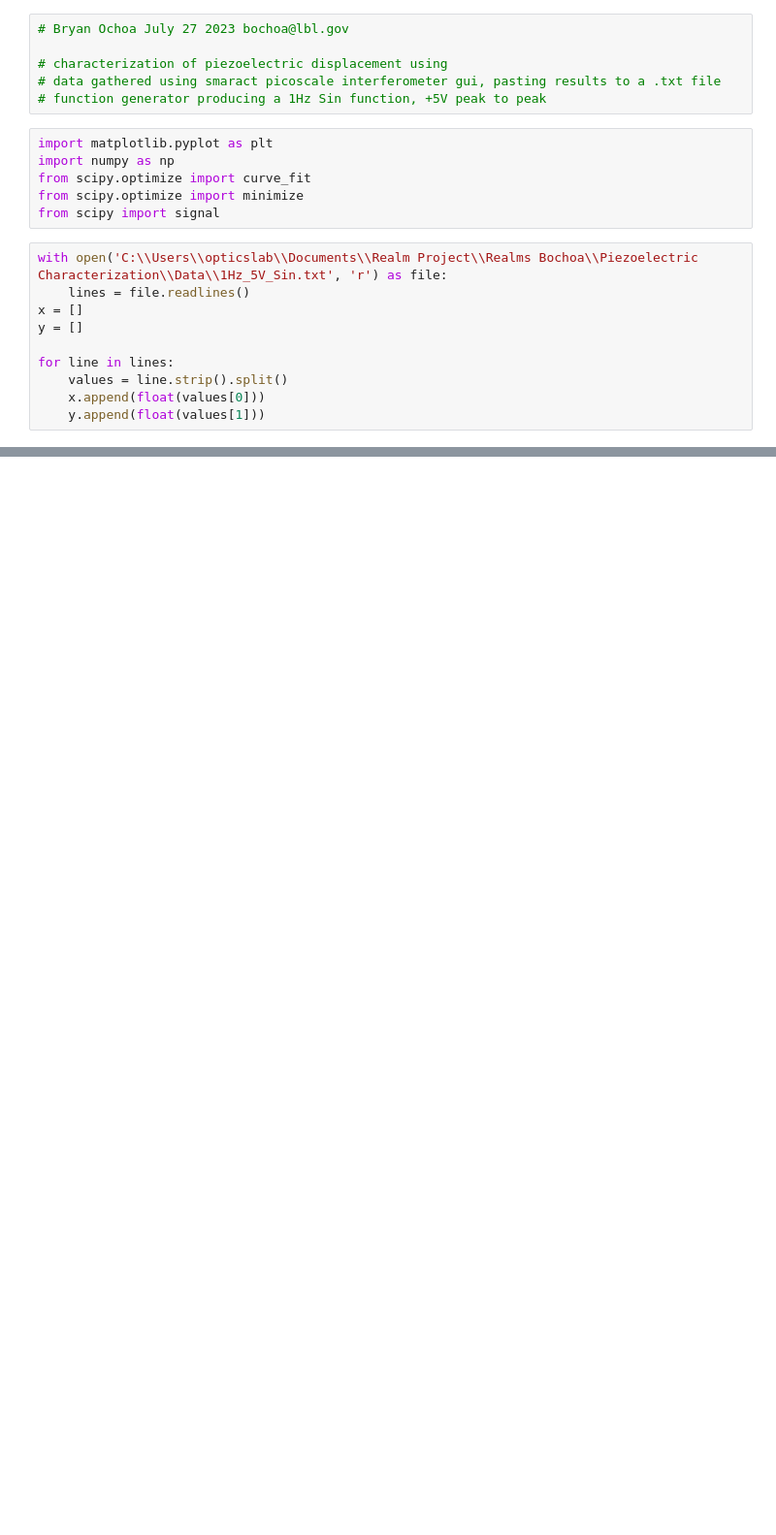
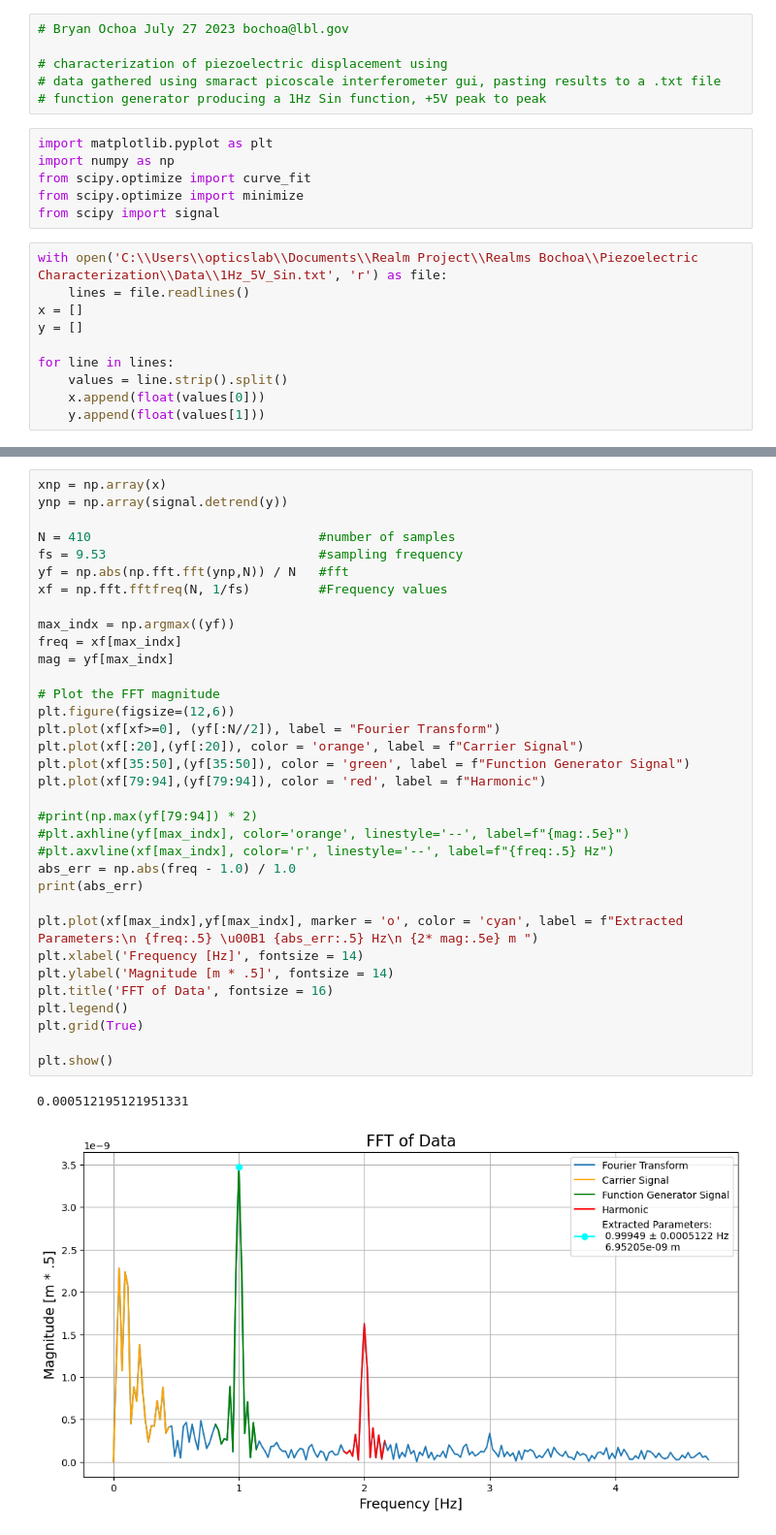
Before and after one commit to bochoa510/Realm-Project, a Jupyter notebook: Piezoelectric Characterization /piezo_displacement_1Hz_5V_Sin.ipynb, the cells around one changed output, grey strips where cells are left out. Shown: that part at 97% size. Drawn from its saved outputs; the diff is of its cells as text; blank space fills up the shorter version.

```diff
--- a/Piezoelectric Characterization /piezo_displacement_1Hz_5V_Sin.ipynb
+++ b/Piezoelectric Characterization /piezo_displacement_1Hz_5V_Sin.ipynb
@@ -117,0 +66,37 @@ Original Amplitude of the Signal: 200.1338812198743
+# %%
+xnp = np.array(x)
+ynp = np.array(signal.detrend(y))
+
+N = 410                              #number of samples
+fs = 9.53                            #sampling frequency
+yf = np.abs(np.fft.fft(ynp,N)) / N   #fft
+xf = np.fft.fftfreq(N, 1/fs)         #Frequency values
+
+max_indx = np.argmax((yf))
+freq = xf[max_indx]
+mag = yf[max_indx]
+
+# Plot the FFT magnitude
+plt.figure(figsize=(12,6))
+plt.plot(xf[xf>=0], (yf[:N//2]), label = "Fourier Transform")
+plt.plot(xf[:20],(yf[:20]), color = 'orange', label = f"Carrier Signal")
+plt.plot(xf[35:50],(yf[35:50]), color = 'green', label = f"Function Generator Signal")
+plt.plot(xf[79:94],(yf[79:94]), color = 'red', label = f"Harmonic")
+
+#print(np.max(yf[79:94]) * 2)
+#plt.axhline(yf[max_indx], color='orange', linestyle='--', label=f"{mag:.5e}")
+#plt.axvline(xf[max_indx], color='r', linestyle='--', label=f"{freq:.5} Hz")
+abs_err = np.abs(freq - 1.0) / 1.0
+print(abs_err)
+
+plt.plot(xf[max_indx],yf[max_indx], marker = 'o', color = 'cyan', label = f"Extracted Parameters:\n {freq:.5} \u00B1 {abs_err:.5} Hz\n {2* mag:.5e} m ")
+plt.xlabel('Frequency [Hz]', fontsize = 14)
+plt.ylabel('Magnitude [m * .5]', fontsize = 14)
+plt.title('FFT of Data', fontsize = 16)
+plt.legend()
+plt.grid(True)
+
+plt.show()
+# %% [output]
+0.000512195121951331
+[figure, added]
```
Also changed, not shown: parts of 8 cells of this notebook.
